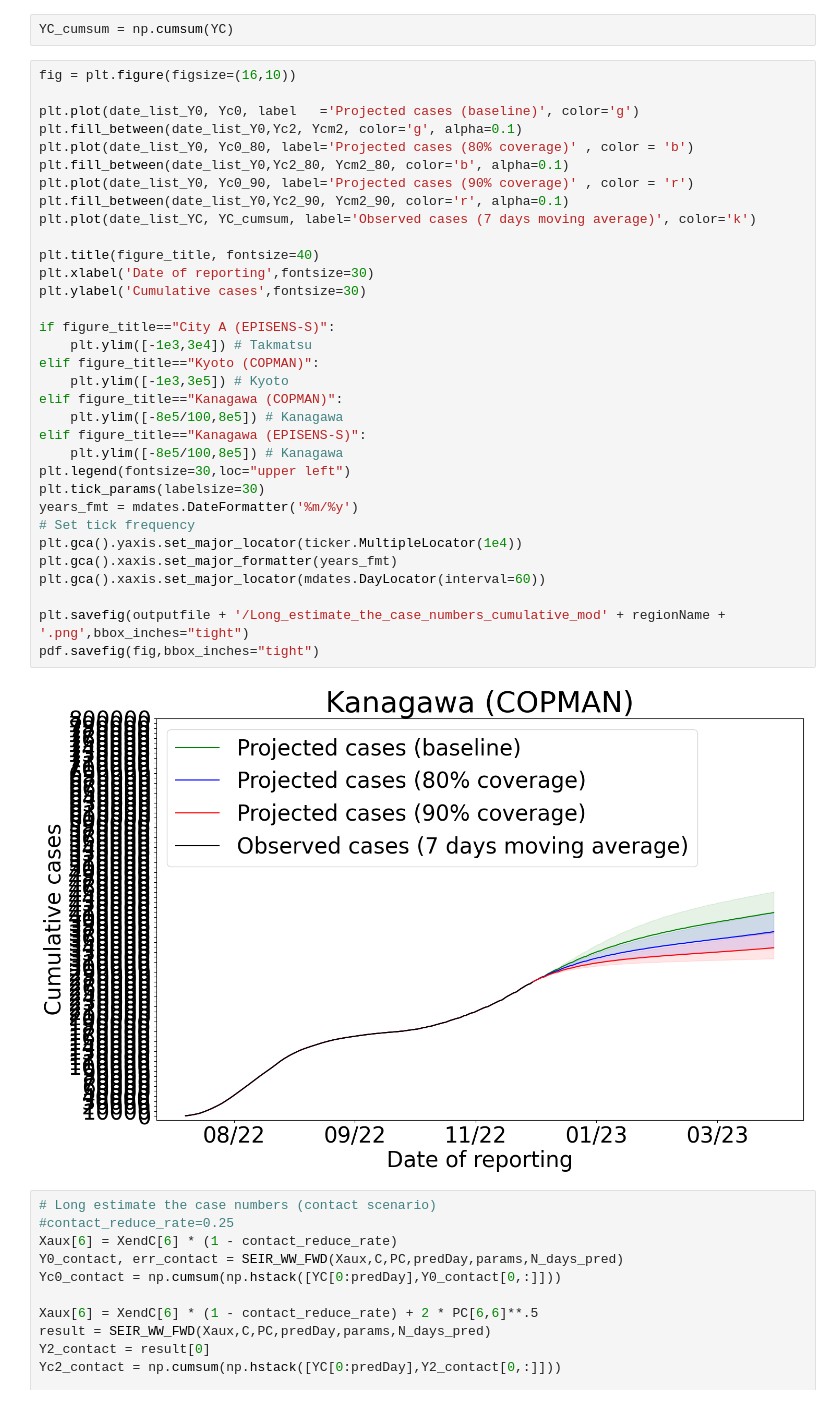
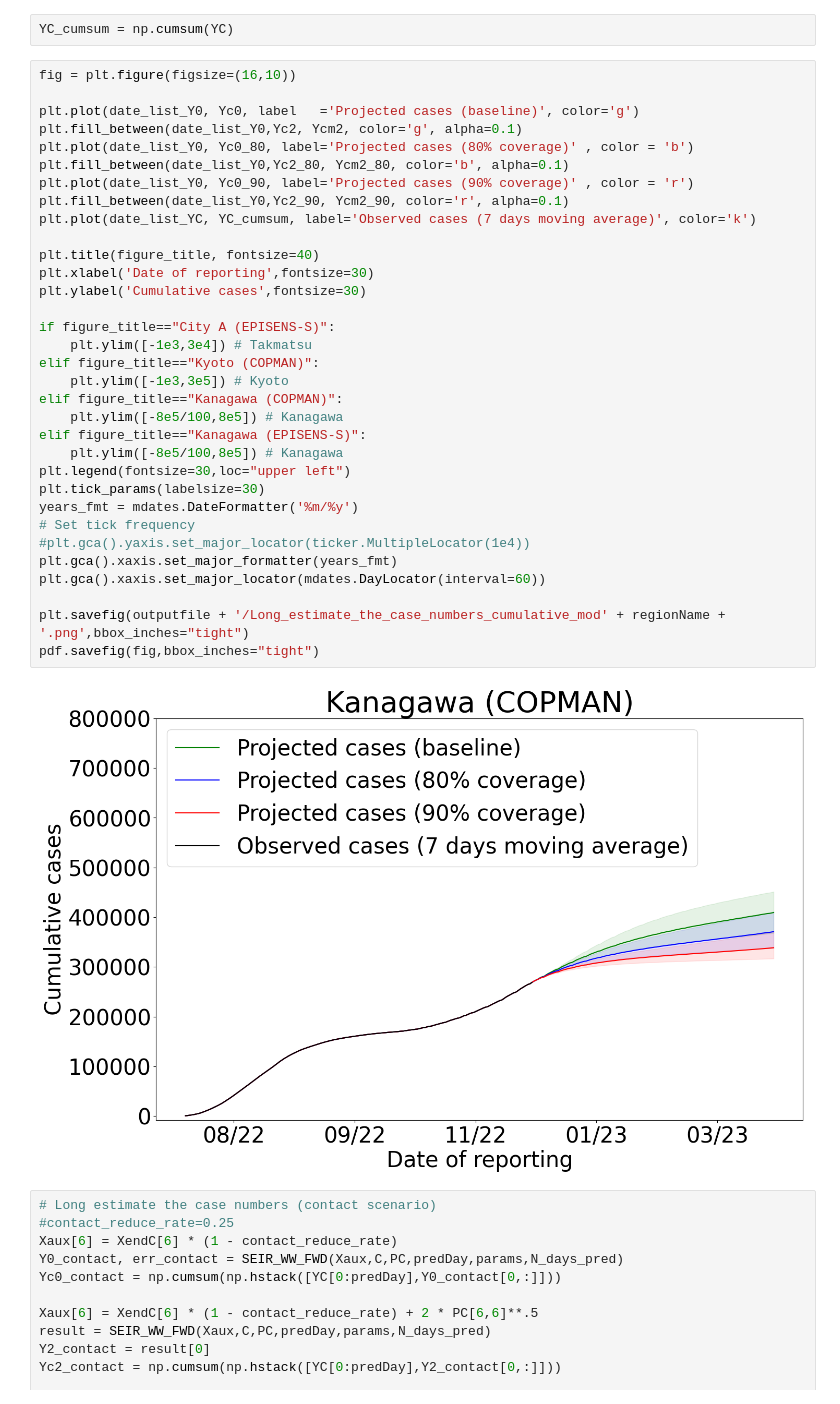
Before and after one commit to AdvanSentinel/AS-SEIRS, a Jupyter notebook: main-for-paper.ipynb, the cells around one changed output. Drawn from its saved outputs; the diff is of its cells as text.

```diff
--- a/main-for-paper.ipynb
+++ b/main-for-paper.ipynb
@@ -862,35 +852,35 @@ fig = plt.figure(figsize=(16,10))
 plt.plot(date_list_Y0, Yc0, label   ='Projected cases (baseline)', color='g')
 plt.fill_between(date_list_Y0,Yc2, Ycm2, color='g', alpha=0.1)
 plt.plot(date_list_Y0, Yc0_80, label='Projected cases (80% coverage)' , color = 'b')
 plt.fill_between(date_list_Y0,Yc2_80, Ycm2_80, color='b', alpha=0.1)
 plt.plot(date_list_Y0, Yc0_90, label='Projected cases (90% coverage)' , color = 'r')
 plt.fill_between(date_list_Y0,Yc2_90, Ycm2_90, color='r', alpha=0.1)
 plt.plot(date_list_YC, YC_cumsum, label='Observed cases (7 days moving average)', color='k')
 
 plt.title(figure_title, fontsize=40)
 plt.xlabel('Date of reporting',fontsize=30)
 plt.ylabel('Cumulative cases',fontsize=30)
 
 if figure_title=="City A (EPISENS-S)":
     plt.ylim([-1e3,3e4]) # Takmatsu
 elif figure_title=="Kyoto (COPMAN)":
     plt.ylim([-1e3,3e5]) # Kyoto
 elif figure_title=="Kanagawa (COPMAN)":
     plt.ylim([-8e5/100,8e5]) # Kanagawa
 elif figure_title=="Kanagawa (EPISENS-S)":
     plt.ylim([-8e5/100,8e5]) # Kanagawa
 plt.legend(fontsize=30,loc="upper left")
 plt.tick_params(labelsize=30)
 years_fmt = mdates.DateFormatter('%m/%y')
 # Set tick frequency
-plt.gca().yaxis.set_major_locator(ticker.MultipleLocator(1e4))
+#plt.gca().yaxis.set_major_locator(ticker.MultipleLocator(1e4))
 plt.gca().xaxis.set_major_formatter(years_fmt)
 plt.gca().xaxis.set_major_locator(mdates.DayLocator(interval=60))
 
 plt.savefig(outputfile + '/Long_estimate_the_case_numbers_cumulative_mod' + regionName + '.png',bbox_inches="tight")
 pdf.savefig(fig,bbox_inches="tight")
 # %% [output]
-[figure, old version]
+[figure, new version]
 # %%
 # Long estimate the case numbers (contact scenario)
 #contact_reduce_rate=0.25
```
Also changed, not shown: parts of 6 cells of this notebook, 5 other files.
